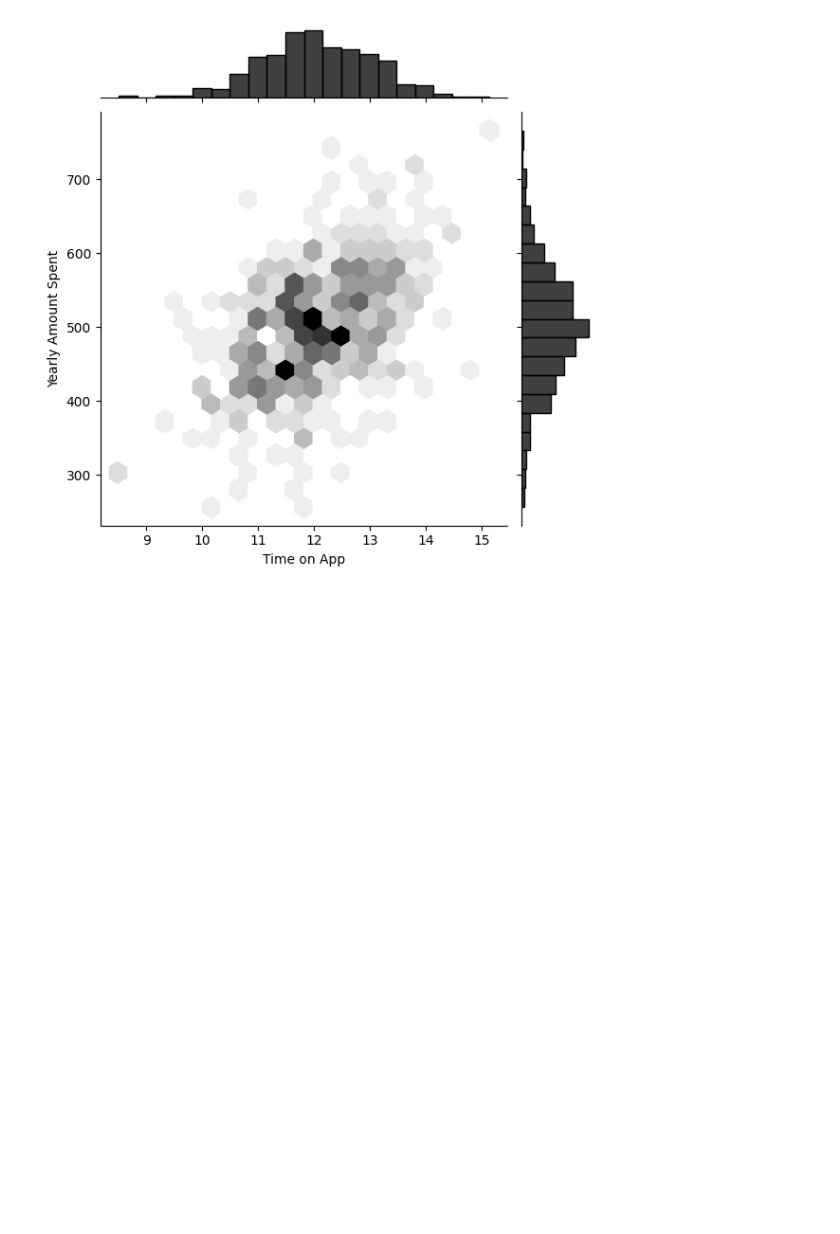
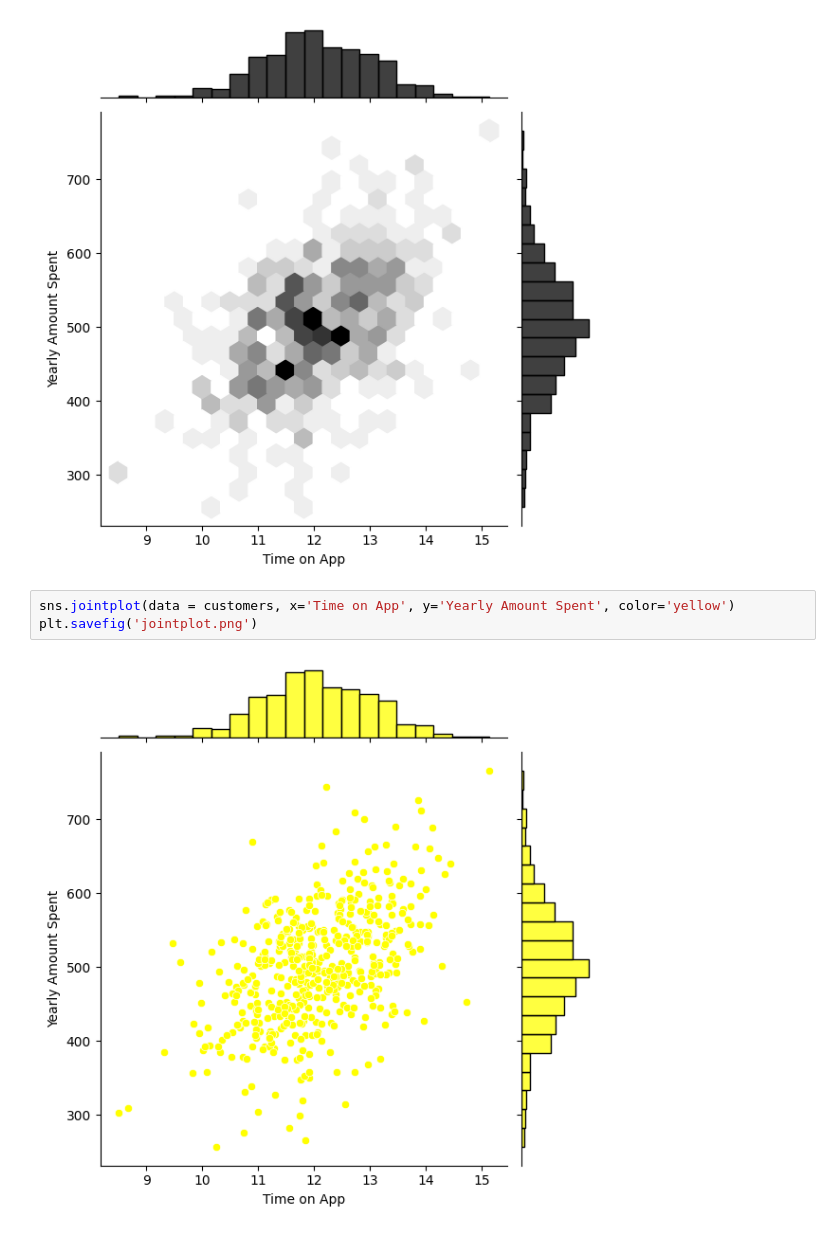
Before and after one commit to DannyCui-2016/Machine-Learning-Approach-Session, a Jupyter notebook: section 15/linear regresstion py part 3.ipynb, the cells around one changed output. Cells and saved outputs as stored; diff of their text form; blank space fills up the shorter version.

Commit message:
recreate jointplot of Time on App and Yearly Amount Spent (#60)

```diff
--- a/section 15/linear regresstion py part 3.ipynb
+++ b/section 15/linear regresstion py part 3.ipynb
@@ -60,3 +60,8 @@ plt.savefig('jointplot2.png')
 # The value for `kind` must be one of ['scatter', 'hist', 'hex', 'kde', 'reg', 'resid']
 # %% [output]
 [figure]
+# %%
+sns.jointplot(data = customers, x='Time on App', y='Yearly Amount Spent', color='yellow')
+plt.savefig('jointplot.png')
+# %% [output]
+[figure, added]
```
Also changed, not shown: 1 other file.
